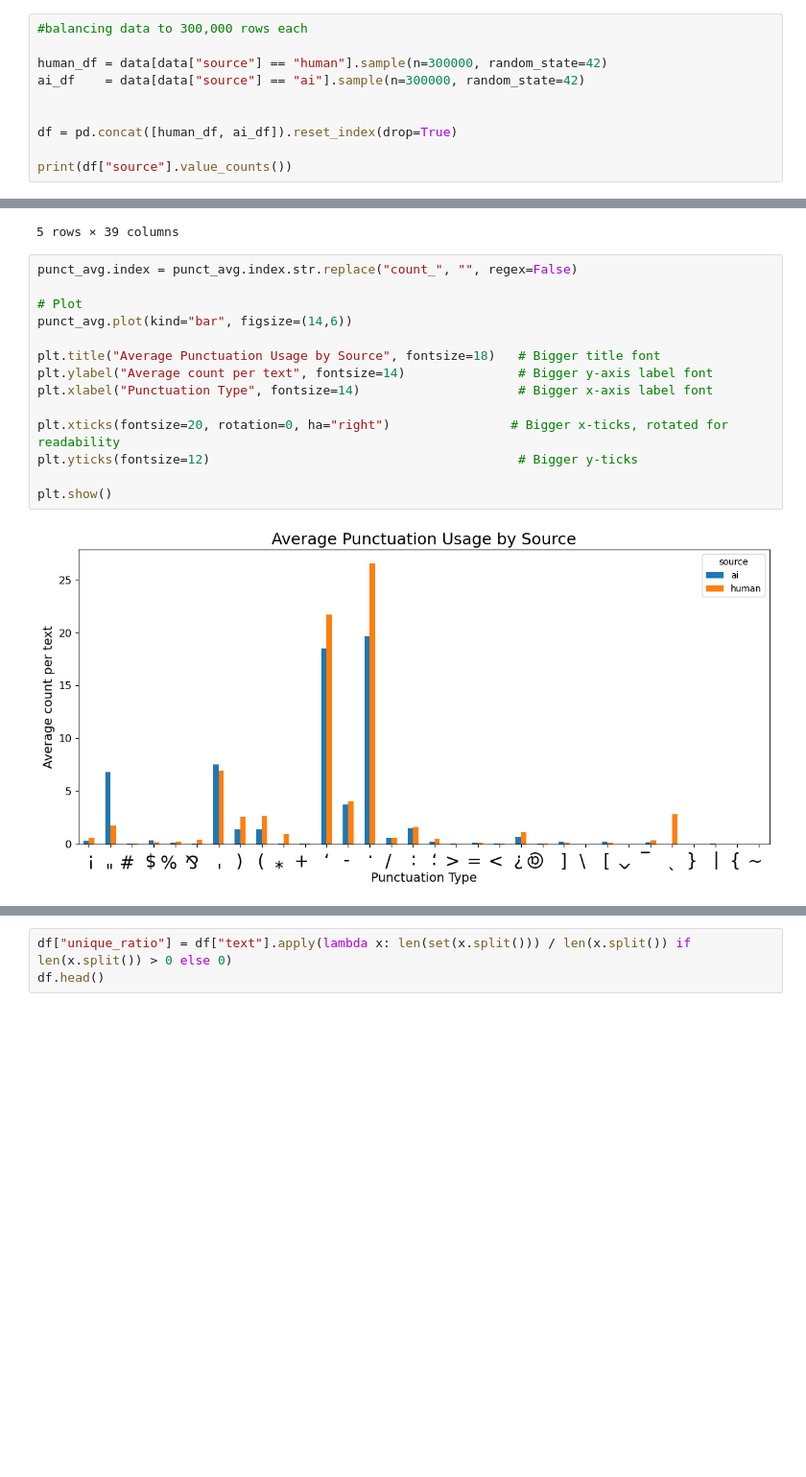
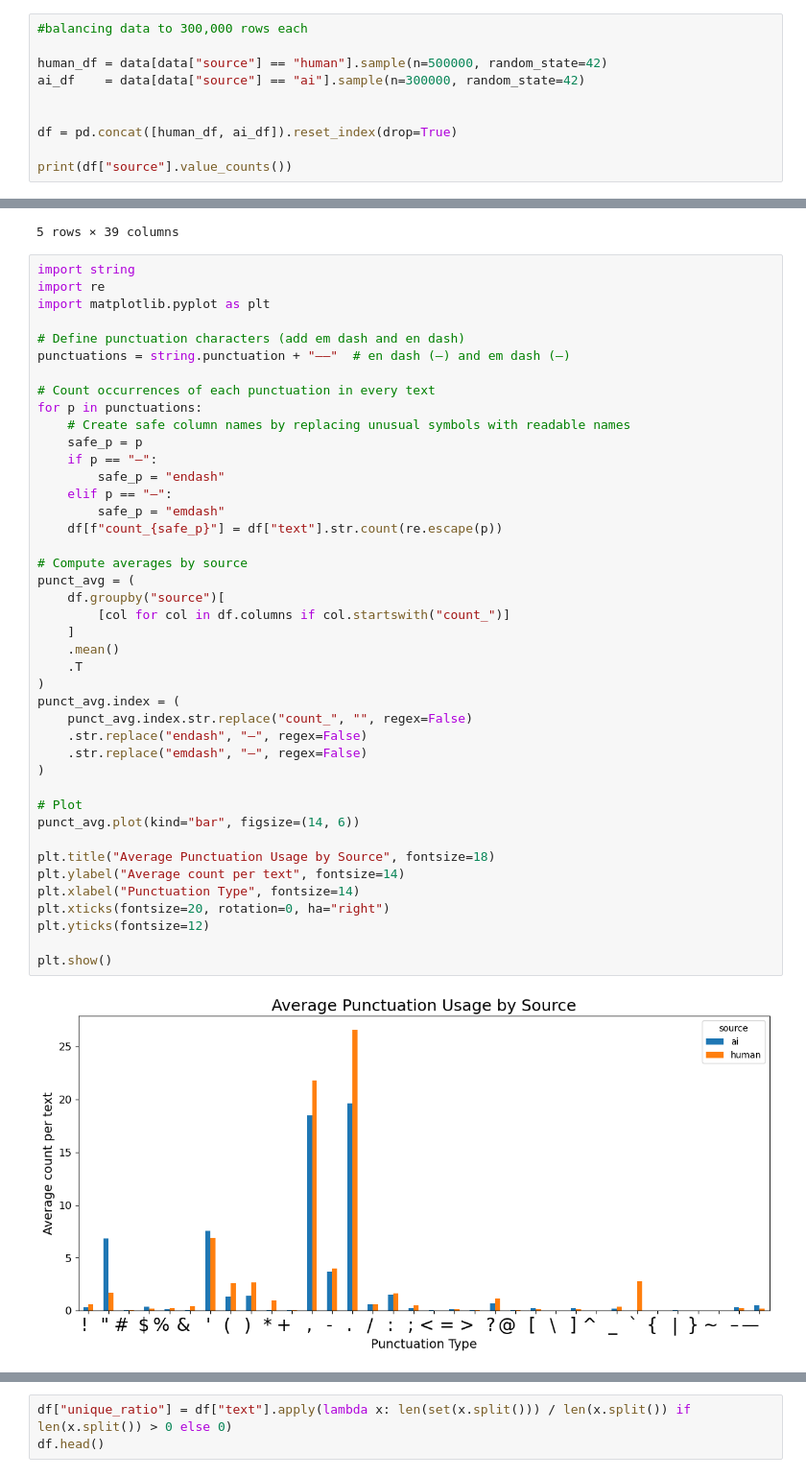
Before and after one commit to BenGaistAI/ai_detection, a Jupyter notebook: main_notebook.ipynb, the cells around one changed output, grey strips where cells are left out. Shown at 96% size. Cells and saved outputs as stored; diff of their text form; blank space fills up the shorter version.

```diff
--- a/main_notebook.ipynb
+++ b/main_notebook.ipynb
@@ -84,7 +86,7 @@ Name: count, dtype: int64
 # %%
 #balancing data to 300,000 rows each
 
-human_df = data[data["source"] == "human"].sample(n=300000, random_state=42)
+human_df = data[data["source"] == "human"].sample(n=500000, random_state=42)
 ai_df    = data[data["source"] == "ai"].sample(n=300000, random_state=42)
 
 
@@ -259,21 +261,49 @@ df.head()
 | 4 | human | 999435 | eating them.'' His jaw was clench... | 992 | 12 | 185 | 15.416667 | 0 | ... |
 5 rows × 39 columns
 # %%
-punct_avg.index = punct_avg.index.str.replace("count_", "", regex=False)
+import string
+import re
+import matplotlib.pyplot as plt
+
+# Define punctuation characters (add em dash and en dash)
+punctuations = string.punctuation + "–—"  # en dash (–) and em dash (—)
+
+# Count occurrences of each punctuation in every text
+for p in punctuations:
+    # Create safe column names by replacing unusual symbols with readable names
+    safe_p = p
+    if p == "–":
+        safe_p = "endash"
+    elif p == "—":
+        safe_p = "emdash"
+    df[f"count_{safe_p}"] = df["text"].str.count(re.escape(p))
+
+# Compute averages by source
+punct_avg = (
+    df.groupby("source")[
+        [col for col in df.columns if col.startswith("count_")]
+    ]
+    .mean()
+    .T
+)
+punct_avg.index = (
+    punct_avg.index.str.replace("count_", "", regex=False)
+    .str.replace("endash", "–", regex=False)
+    .str.replace("emdash", "—", regex=False)
+)
 
 # Plot
-punct_avg.plot(kind="bar", figsize=(14,6))
+punct_avg.plot(kind="bar", figsize=(14, 6))
 
-plt.title("Average Punctuation Usage by Source", fontsize=18)   # Bigger title font
-plt.ylabel("Average count per text", fontsize=14)               # Bigger y-axis label font
-plt.xlabel("Punctuation Type", fontsize=14)                     # Bigger x-axis label font
-
-plt.xticks(fontsize=20, rotation=0, ha="right")                # Bigger x-ticks, rotated for readability
-plt.yticks(fontsize=12)                                         # Bigger y-ticks
+plt.title("Average Punctuation Usage by Source", fontsize=18)
+plt.ylabel("Average count per text", fontsize=14)
+plt.xlabel("Punctuation Type", fontsize=14)
+plt.xticks(fontsize=20, rotation=0, ha="right")
+plt.yticks(fontsize=12)
 
 plt.show()
 # %% [output]
-[figure, old version]
+[figure, new version]
 # %%
 df["punct_total"] = df["text"].apply(lambda x: len(re.findall(rf"[{re.escape(string.punctuation)}]", str(x))))
 avg_punct = df.groupby("source")["punct_total"].mean()
```
Also changed, not shown: parts of 33 cells of this notebook, 1 other file.
